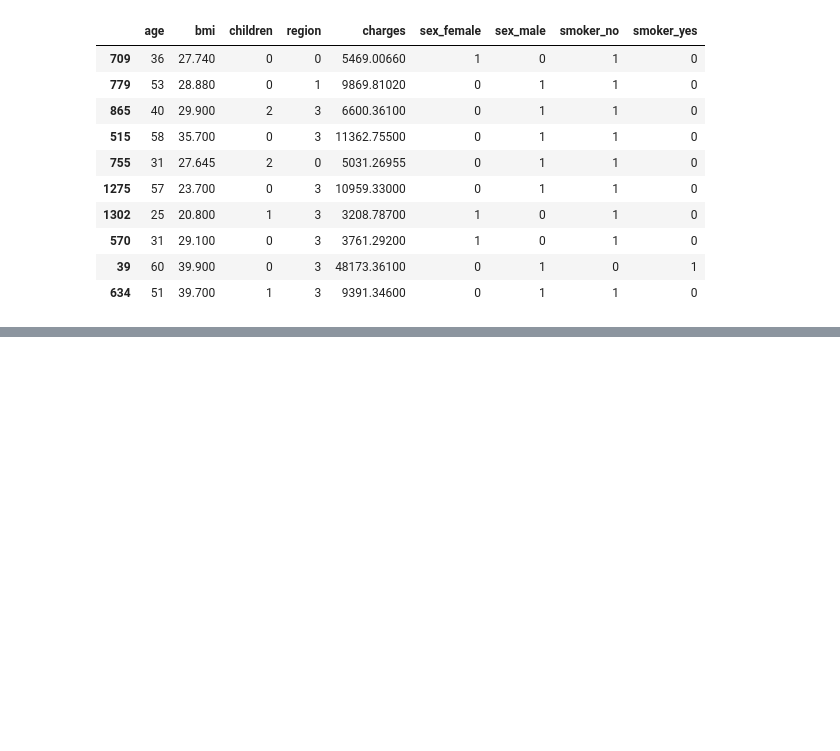
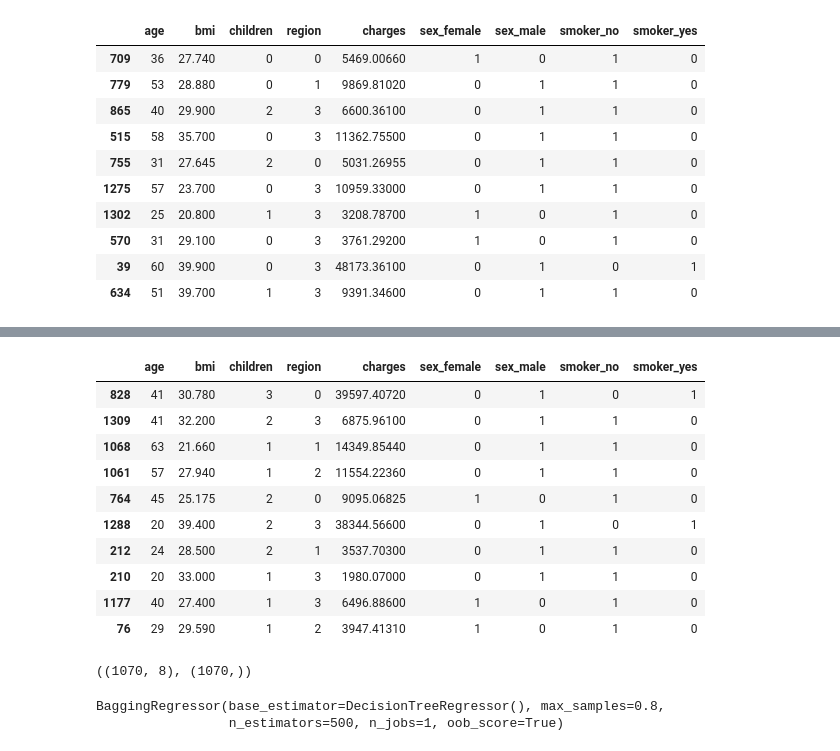
Before and after one commit to ptanlam/ml-essentials, a Jupyter notebook: BaggingPasting.ipynb, the cells around one changed output, grey strips where cells are left out. Drawn from its saved outputs; the diff is of its cells as text; code cells hidden in the pictures; blank space fills up the shorter version.

```diff
--- a/BaggingPasting.ipynb
+++ b/BaggingPasting.ipynb
@@ -73,0 +76,16 @@ FileNotFoundError: [Errno 2] No such file or directory: 'processed_dataset/insur
+# %%
+insurance_data = pd.read_csv('processed_dataset/insurance_processed.csv')
+
+insurance_data.sample(10)
+# %% [output]
+|  | age | bmi | children | region | charges | sex_female | sex_male | smoker_no | smoker_yes |
+| 828 | 41 | 30.780 | 3 | 0 | 39597.40720 | 0 | 1 | 0 | 1 |
+| 1309 | 41 | 32.200 | 2 | 3 | 6875.96100 | 0 | 1 | 1 | 0 |
+| 1068 | 63 | 21.660 | 1 | 1 | 14349.85440 | 0 | 1 | 1 | 0 |
+| 1061 | 57 | 27.940 | 1 | 2 | 11554.22360 | 0 | 1 | 1 | 0 |
+| 764 | 45 | 25.175 | 2 | 0 | 9095.06825 | 1 | 0 | 1 | 0 |
+| 1288 | 20 | 39.400 | 2 | 3 | 38344.56600 | 0 | 1 | 0 | 1 |
+| 212 | 24 | 28.500 | 2 | 1 | 3537.70300 | 0 | 1 | 1 | 0 |
+| 210 | 20 | 33.000 | 1 | 3 | 1980.07000 | 0 | 1 | 1 | 0 |
+| 1177 | 40 | 27.400 | 1 | 3 | 6496.88600 | 1 | 0 | 1 | 0 |
+| 76 | 29 | 29.590 | 1 | 2 | 3947.41310 | 1 | 0 | 1 | 0 |
@@ -73,0 +100,4 @@ FileNotFoundError: [Errno 2] No such file or directory: 'processed_dataset/insur
+# %%
+x_train.shape, y_train.shape
+# %% [output]
+((1070, 8), (1070,))
@@ -73,0 +107,12 @@ FileNotFoundError: [Errno 2] No such file or directory: 'processed_dataset/insur
+# %%
+bag_reg = BaggingRegressor(DecisionTreeRegressor(),
+                           n_estimators=500,
+                           bootstrap=True,
+                           max_samples=0.8,
+                           n_jobs=1,
+                           oob_score=True)
+
+bag_reg.fit(x_train, y_train)
+# %% [output]
+BaggingRegressor(base_estimator=DecisionTreeRegressor(), max_samples=0.8,
+                 n_estimators=500, n_jobs=1, oob_score=True)
```
Also changed, not shown: parts of 9 cells of this notebook, 1 other file.
